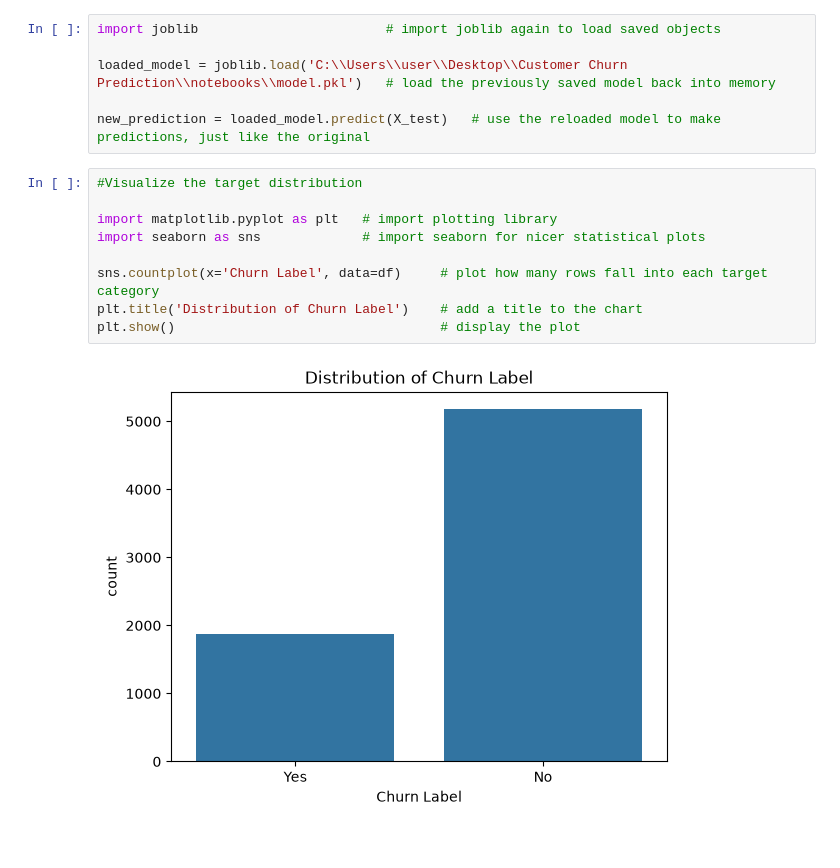
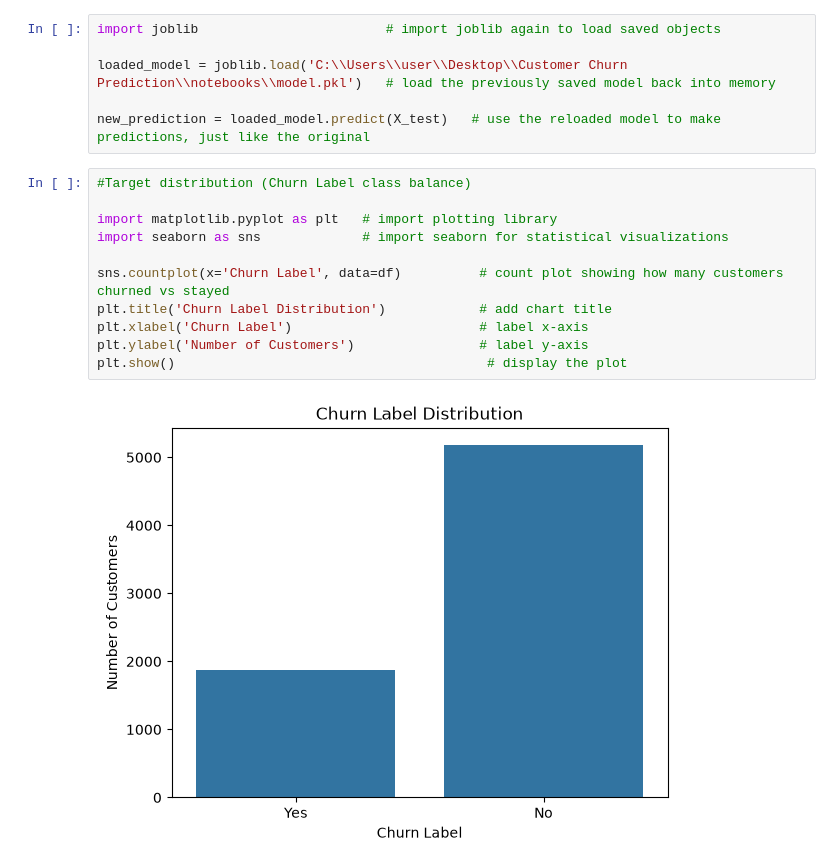
Before and after one commit to ABABUOTURI/customer-churn-prediction, a Jupyter notebook: notebooks/datacleaning.ipynb, the cells around one changed output. Drawn from its saved outputs; the diff is of its cells as text.

Commit message:
Step 12: visualize Churn Label distribution to check class balance

```diff
--- a/notebooks/datacleaning.ipynb
+++ b/notebooks/datacleaning.ipynb
@@ -147,13 +147,15 @@ loaded_model = joblib.load('C:\\Users\\user\\Desktop\\Customer Churn Prediction\
 
 new_prediction = loaded_model.predict(X_test)   # use the reloaded model to make predictions, just like the original
 # %%
-#Visualize the target distribution
+#Target distribution (Churn Label class balance)
 
 import matplotlib.pyplot as plt   # import plotting library
-import seaborn as sns             # import seaborn for nicer statistical plots
+import seaborn as sns             # import seaborn for statistical visualizations
 
-sns.countplot(x='Churn Label', data=df)     # plot how many rows fall into each target category
-plt.title('Distribution of Churn Label')    # add a title to the chart
-plt.show()                                  # display the plot
+sns.countplot(x='Churn Label', data=df)          # count plot showing how many customers churned vs stayed
+plt.title('Churn Label Distribution')            # add chart title
+plt.xlabel('Churn Label')                        # label x-axis
+plt.ylabel('Number of Customers')                # label y-axis
+plt.show()                                        # display the plot
 # %% [output]
-[figure, old version]
+[figure, new version]
```
Also changed, not shown: parts of 1 cell of this notebook.
